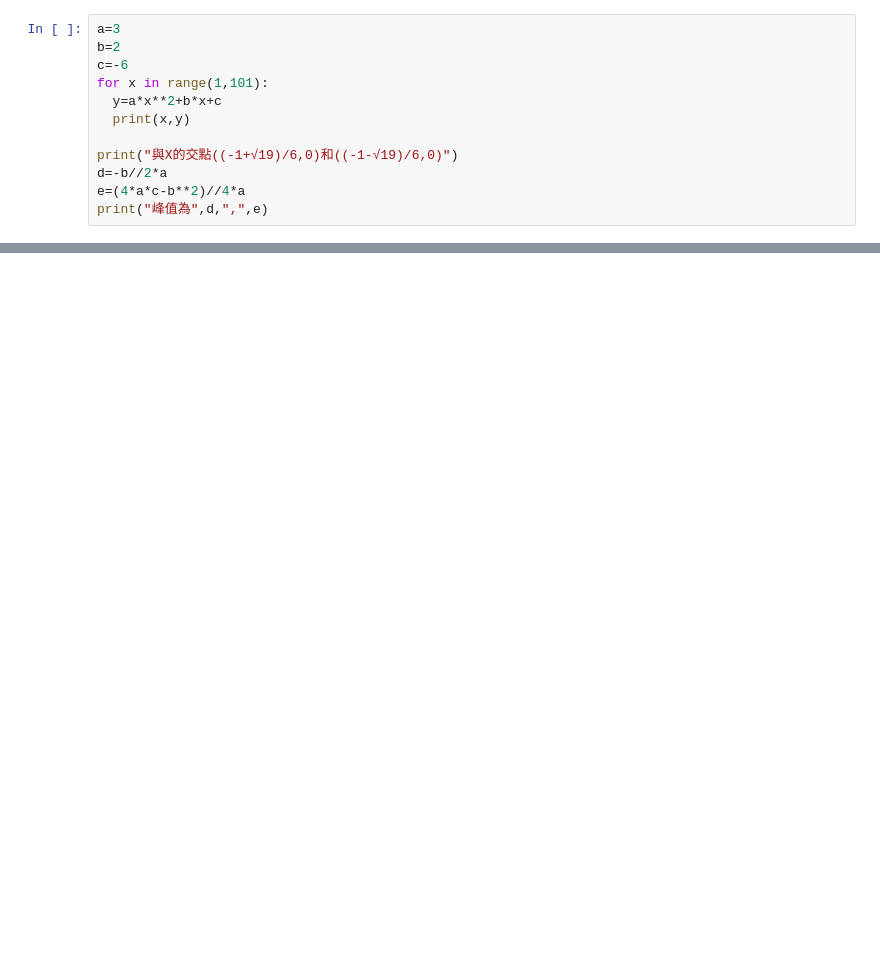
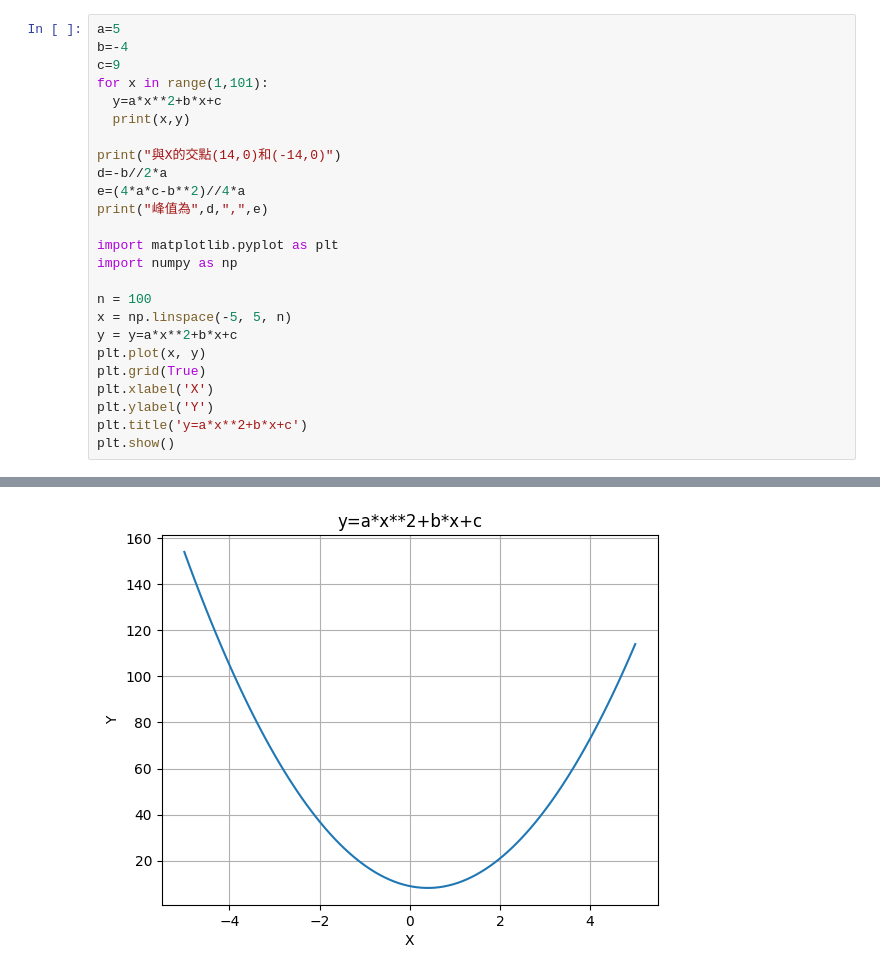
Before and after one commit to xinpen719/python-homework, a Jupyter notebook: 作業5.ipynb, the cells around one changed output, grey strips where cells are left out. Drawn from its saved outputs; the diff is of its cells as text; blank space fills up the shorter version.

```diff
--- a/作業5.ipynb
+++ b/作業5.ipynb
@@ -36,13 +52,26 @@ print("峰值為",d,",",e)
 # %%
-a=3
-b=2
-c=-6
+a=5
+b=-4
+c=9
 for x in range(1,101):
   y=a*x**2+b*x+c
   print(x,y)
 
-print("與X的交點((-1+√19)/6,0)和((-1-√19)/6,0)")
+print("與X的交點(14,0)和(-14,0)")
 d=-b//2*a
 e=(4*a*c-b**2)//4*a
 print("峰值為",d,",",e)
+
+import matplotlib.pyplot as plt
+import numpy as np
+
+n = 100
+x = np.linspace(-5, 5, n)
+y = y=a*x**2+b*x+c
+plt.plot(x, y)
+plt.grid(True)
+plt.xlabel('X')
+plt.ylabel('Y')
+plt.title('y=a*x**2+b*x+c')
+plt.show()
 # %% [output]
@@ -65,0 +95 @@ print("峰值為",d,",",e)
+[figure, added]
```
Also changed, not shown: parts of 3 cells of this notebook.
